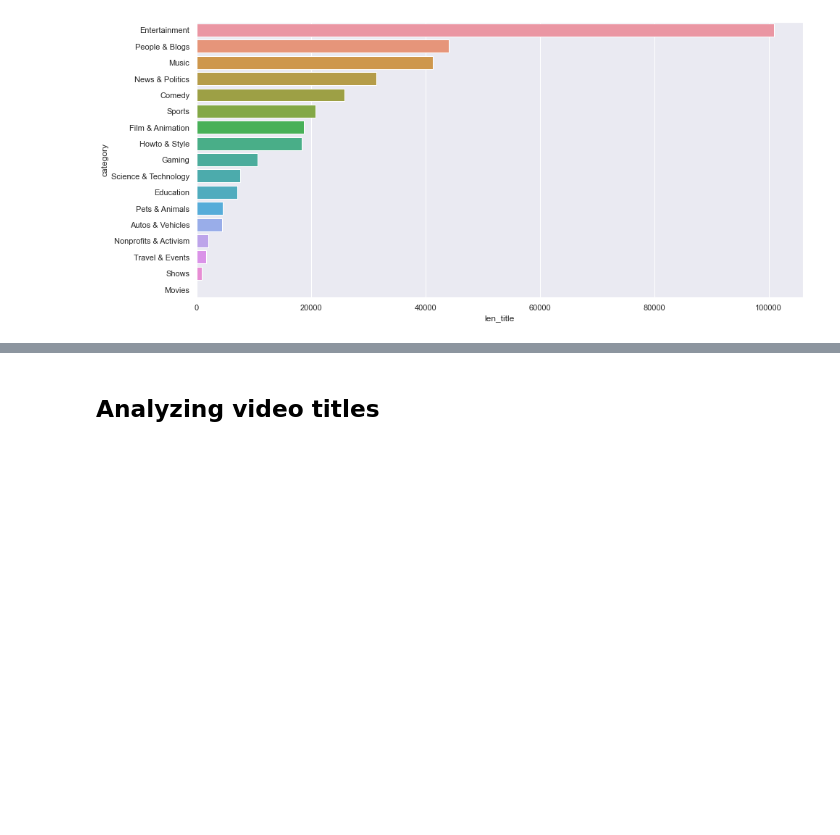
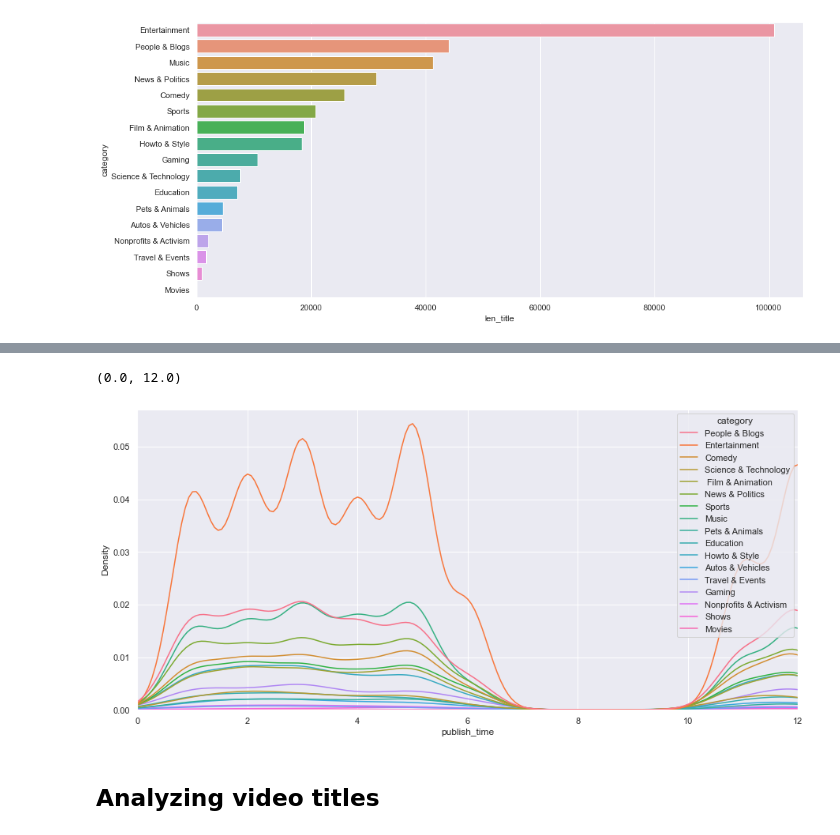
Before and after one commit to danielosetiawan/YouTube-EDA, a Jupyter notebook: youtube ipynb.ipynb, the cells around one changed output, grey strips where cells are left out. Cells and saved outputs as stored; diff of their text form; code cells hidden in the pictures; blank space fills up the shorter version.

```diff
--- a/youtube ipynb.ipynb
+++ b/youtube ipynb.ipynb
@@ -194,3 +232,11 @@ sns.barplot(x = 'len_title', y = 'category', data = df3)
+# %%
+# does this change throughout the months?
+
+sns.kdeplot(x = df['publish_time'].dt.month, hue='category', data = df)
+plt.xlim(0, 12)
+# %% [output]
+(0.0, 12.0)
+[figure, added]
 # %% [markdown]
 ## Analyzing video titles
 # %%
```
Also changed, not shown: parts of 36 cells of this notebook.
